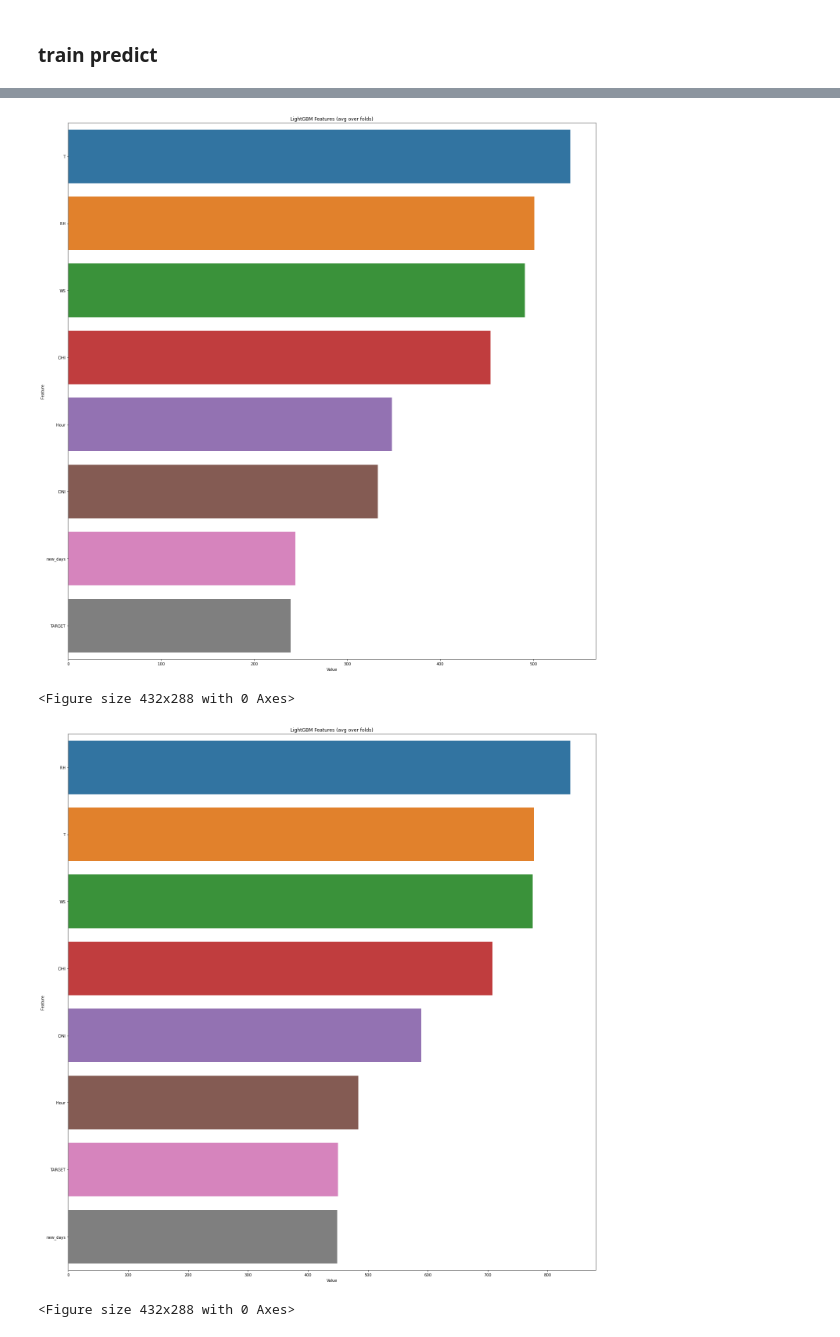
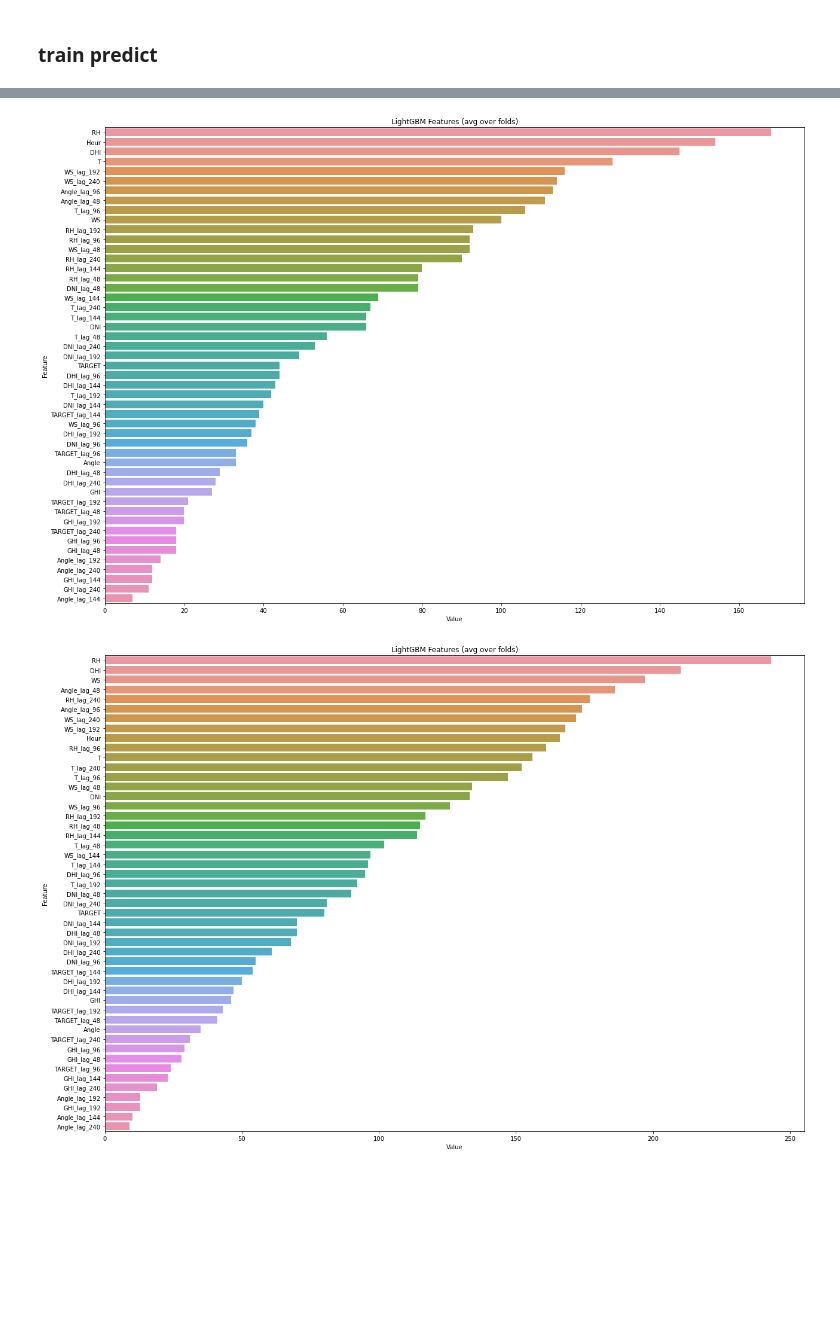
Before and after one commit to thinpig99/dacon-solarPanel, a Jupyter notebook: solarPanel_210112_sunAngle.ipynb, the cells around one changed output, grey strips where cells are left out. Drawn from its saved outputs; the diff is of its cells as text; code cells hidden in the pictures; blank space fills up the shorter version.

```diff
--- a/solarPanel_210112_sunAngle.ipynb
+++ b/solarPanel_210112_sunAngle.ipynb
@@ -529,0 +825,11 @@ def train_data(X_train, Y_train, X_valid, Y_valid, X_test):
+# %%
+for i in range(len(models_1)):
+    # sorted(zip(clf.feature_importances_, X.columns), reverse=True)
+    feature_imp = pd.DataFrame(sorted(zip(models_1[i].feature_importances_,x_train.columns)),
+                               columns=['Value','Feature'])
+
+    plt.figure(figsize=(18, 6))
+    sns.barplot(x="Value", y="Feature", data=feature_imp.sort_values(by="Value", ascending=False))
+    plt.title('LightGBM Features (avg over folds)')
+    plt.tight_layout()
+    plt.show()
@@ -529,0 +875,19 @@ def train_data(X_train, Y_train, X_valid, Y_valid, X_test):
+# %%
+X = new_train[:33600]
+val = new_train[33600:]
+# %%
+def make_train_test_val(X, val, features):
+
+    x_train = X[features]
+    y_train_1 = X['TARGET_1']
+    y_train_2 = X['TARGET_2']
+
+    x_val = val[features]
+    y_val_1 = val['TARGET_1']
+    y_val_2 = val['TARGET_2']
+
+    print(x_train.shape)
+
+    return x_train, y_train_1, y_train_2, x_val, y_val_1, y_val_2
+# %%
+x_train, y_train_1, y_train_2, x_val, y_val_1, y_val_2 = make_train_test_val(X, val, X.columns[:-2])
@@ -554,16 +920,14 @@ Early stopping, best iteration is:
 # %%
 for i in range(len(models_1)):
     # sorted(zip(clf.feature_importances_, X.columns), reverse=True)
     feature_imp = pd.DataFrame(sorted(zip(models_1[i].feature_importances_,x_train.columns)),
                                columns=['Value','Feature'])
 
-    plt.figure(figsize=(20, 20))
+    plt.figure(figsize=(18, 12))
     sns.barplot(x="Value", y="Feature", data=feature_imp.sort_values(by="Value", ascending=False))
     plt.title('LightGBM Features (avg over folds)')
     plt.tight_layout()
     plt.show()
 # %% [output]
-[figure, old version]
+[figure, new version]
-<Figure size 432x288 with 0 Axes>
-[figure, old version]
+[figure, new version]
-<Figure size 432x288 with 0 Axes>
```
Also changed, not shown: parts of 31 cells of this notebook, 5 other files.
